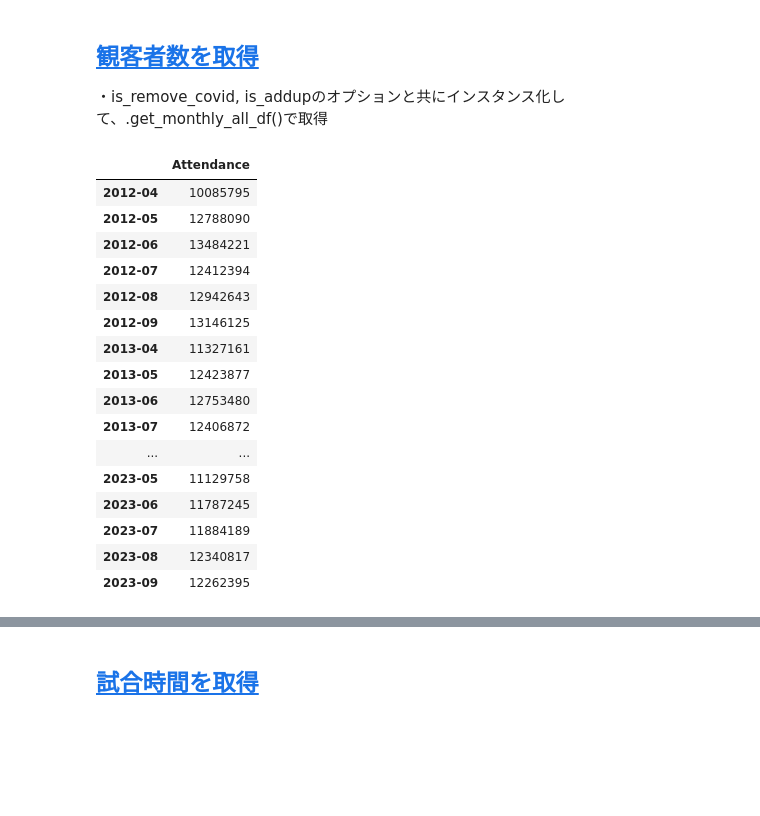
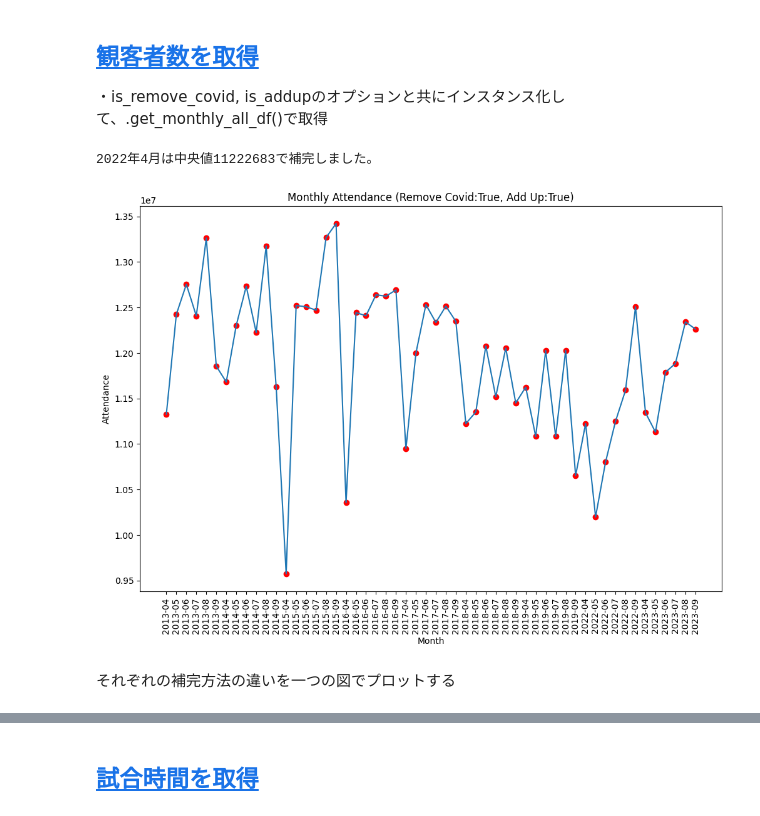
Before and after one commit to mohki7/graduation_thesis, a Jupyter notebook: Analysis.ipynb, the cells around one changed output, grey strips where cells are left out. Cells and saved outputs as stored; diff of their text form; code cells hidden in the pictures; blank space fills up the shorter version.

```diff
--- a/Analysis.ipynb
+++ b/Analysis.ipynb
@@ -59,24 +32,14 @@ from statsmodels.formula.api import ols
 ## <a id='toc2_1_'></a>[観客者数を取得](#toc0_)
 ・is_remove_covid, is_addupのオプションと共にインスタンス化して、.get_monthly_all_df()で取得
 # %%
-att_analysis = Att_Analysis(is_remove_covid=True, is_addup=True)
-df = att_analysis.get_monthly_all_df()
+att_analysis = Att_Analysis(is_remove_covid=True, is_addup=True, how_completion_outlier = 'with_median')
+att_analysis.get_monthly_all_df()
+df = att_analysis.df_monthly_att_all_addup_covid_removed
 df
-# %% [output]
-|  | Attendance |
-| 2012-04 | 10085795 |
-| 2012-05 | 12788090 |
-| 2012-06 | 13484221 |
-| 2012-07 | 12412394 |
-| 2012-08 | 12942643 |
-| 2012-09 | 13146125 |
-| 2013-04 | 11327161 |
-| 2013-05 | 12423877 |
-| 2013-06 | 12753480 |
-| 2013-07 | 12406872 |
-| ... | ... |
-| 2023-05 | 11129758 |
-| 2023-06 | 11787245 |
-| 2023-07 | 11884189 |
-| 2023-08 | 12340817 |
-| 2023-09 | 12262395 |
+# %%
+att_analysis.plot_monthly_att_all()
+# %% [output]
+2022年4月は中央値11222683で補完しました。
+[figure, added]
+# %% [markdown]
+それぞれの補完方法の違いを一つの図でプロットする
```
Also changed, not shown: parts of 8 cells of this notebook, 3 other files.
